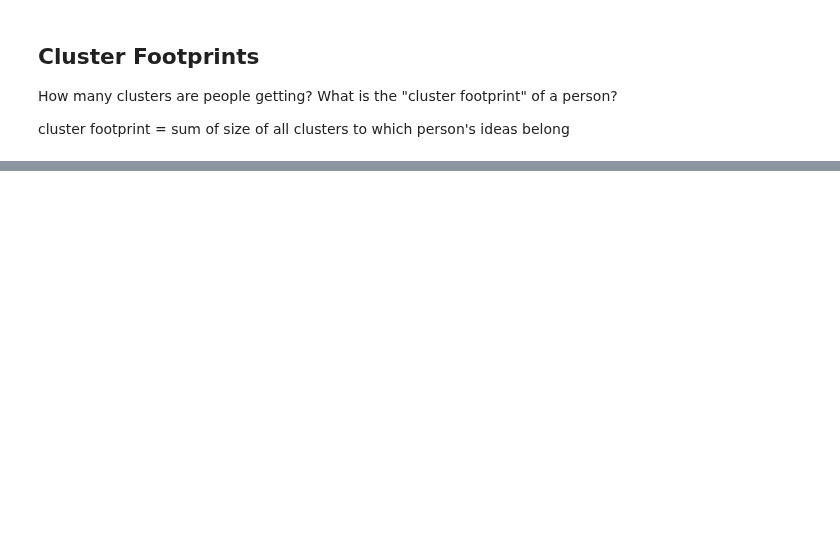
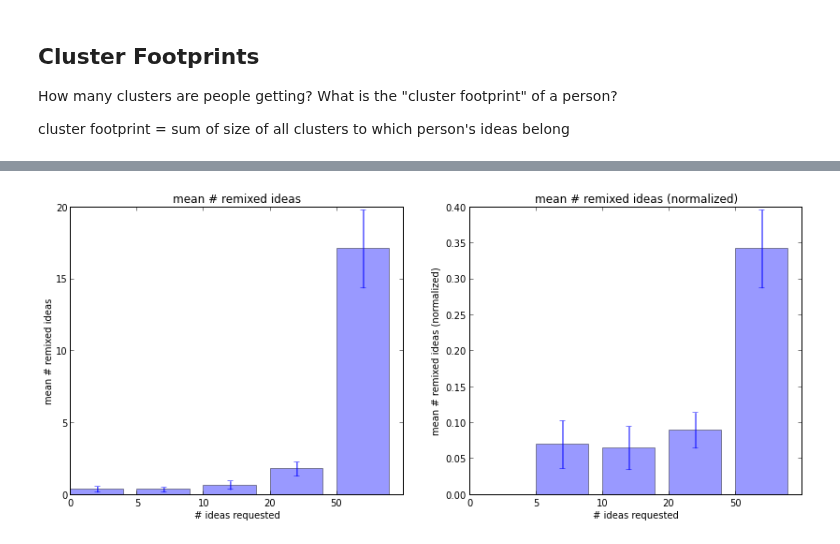
Before and after one commit to filkry/crowbrain, a Jupyter notebook: exps/post_pilot12_13_stats.ipynb, the cells around one changed output, grey strips where cells are left out. Saved outputs shown, nothing was run; the diff lists cells and outputs as text; code cells hidden in the pictures; blank space fills up the shorter version.

```diff
--- a/exps/post_pilot12_13_stats.ipynb
+++ b/exps/post_pilot12_13_stats.ipynb
@@ -400,0 +424,12 @@ bar_mean_norm_err(cluster_footprints, "mean cluster footprint", "# ideas request
+# %%
+def number_remixed(qc, run):
+    remixed = run[(run['distance_fil'] > 0) | (run['distance_mike'] > 0)] # remixed if either Mike or I gave it nonzero distance
+    return len(remixed)
+
+nr = defaultdict(list)
+for (num_requested, wid, qc), run in runs:
+    nr[num_requested].append(number_remixed(qc, run))
+
+bar_mean_norm_err(nr, "mean # remixed ideas", "# ideas requested", "mean # remixed ideas")
+# %% [output]
+[figure, added]
```
Also changed, not shown: parts of 10 cells of this notebook.
